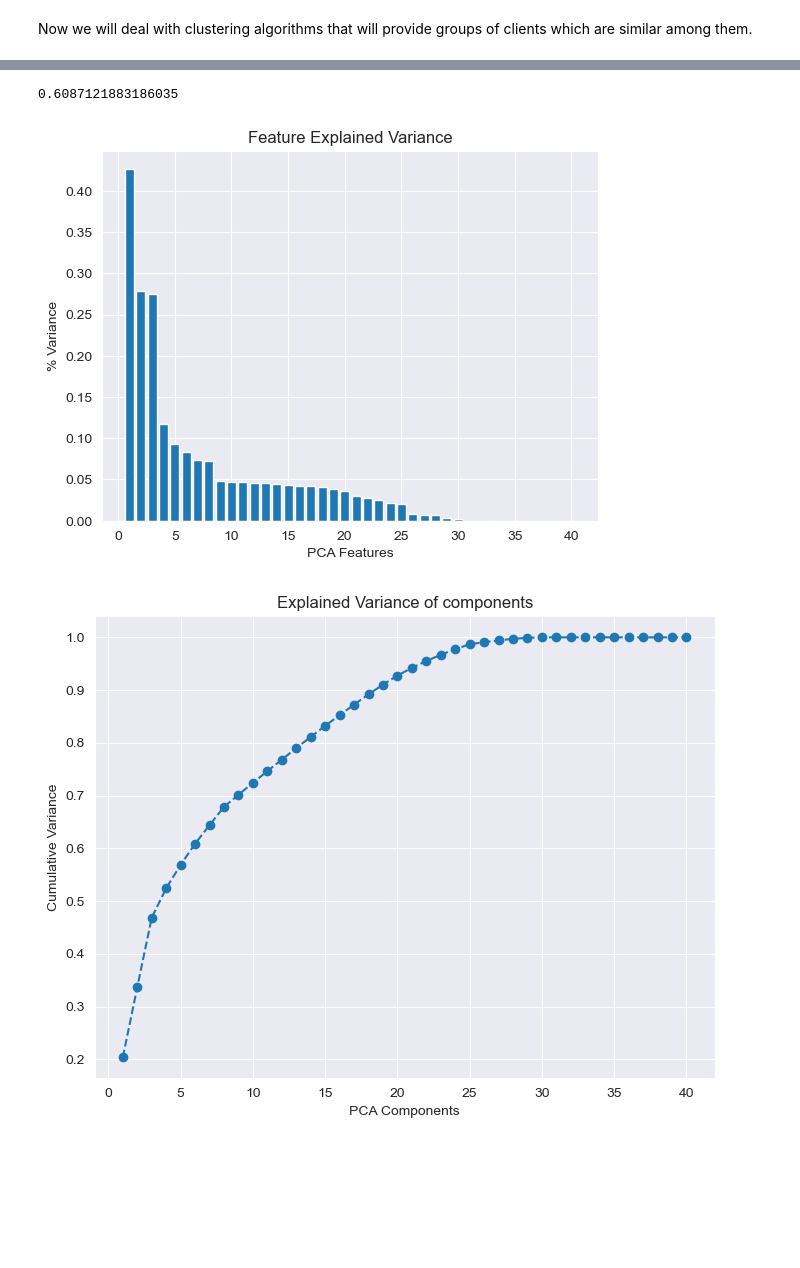
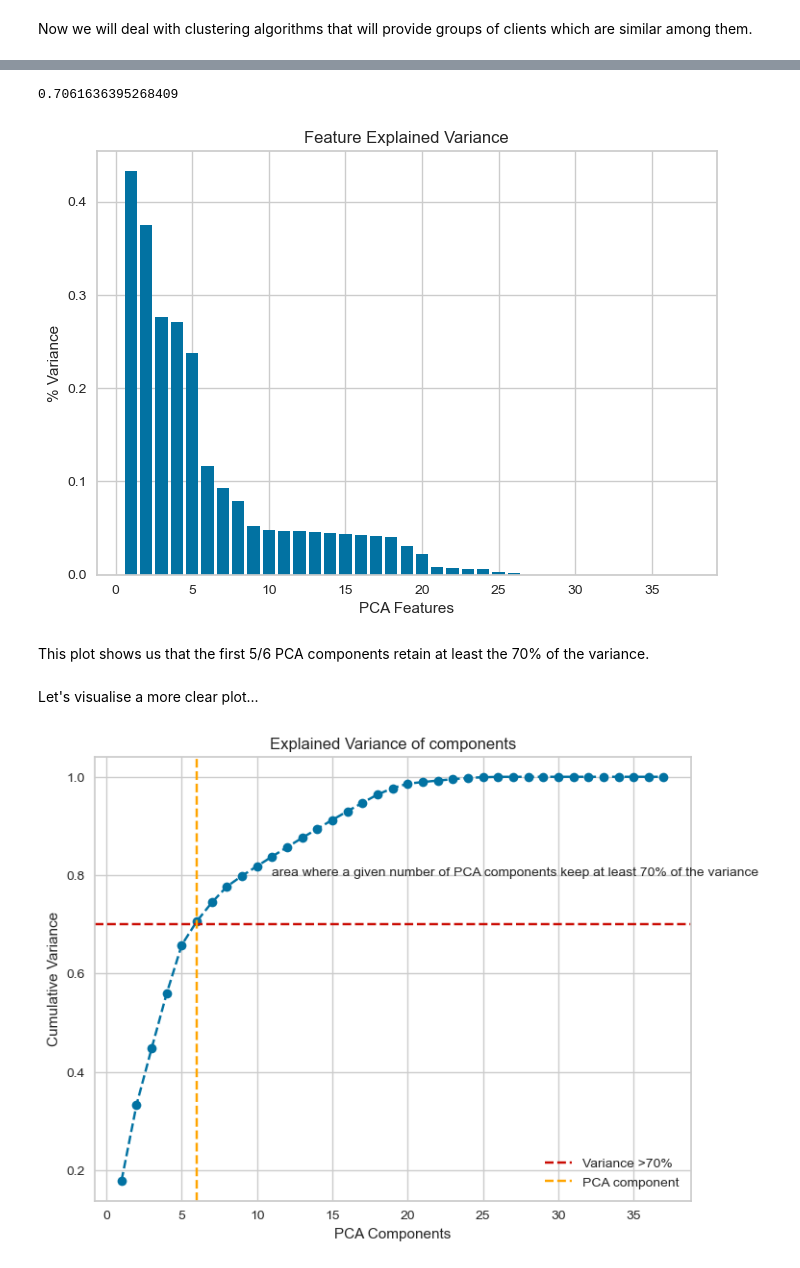
Before and after one commit to MattiaCastaldo/ADM-Homework-4, a Jupyter notebook: Mattia.ipynb, the cells around one changed output, grey strips where cells are left out. Saved outputs shown, nothing was run; the diff lists cells and outputs as text; code cells hidden in the pictures; blank space fills up the shorter version.

```diff
--- a/Mattia.ipynb
+++ b/Mattia.ipynb
@@ -315,2 +386,3 @@ from sklearn.cluster import KMeans
 # %%
-d=pd.read_csv('dataset.csv',sep='\t',index_col='CustomerID')
+df=pd.read_csv('dataset_encoded.csv',sep='\t',index_col='CustomerID')
+df
@@ -360,0 +425,6 @@ d_norm
+# %%
+std=preprocessing.MinMaxScaler()
+std.fit(df)
+b=std.transform(df)
+df_norm= pd.DataFrame(b,index=df.index,columns=std.get_feature_names_out())
+df_norm
@@ -361,4 +446,4 @@ d_norm
 # %%
-pca=PCA().fit(d_norm)
-pca_features=pca.transform(d_norm)
+pca=PCA().fit(df_norm)
+pca_features=pca.transform(df_norm)
 # %%
@@ -381,7 +451,7 @@ data
 # %%
 np.sum(pca.explained_variance_ratio_[0:6]) # the first three PCA features retain more than 70 % of total variance
 # %% [output]
-0.6087121883186035
+0.7061636395268409
 # %%
 import matplotlib.pyplot as plt
 plt.bar(
@@ -395,14 +465,21 @@ plt.ylabel('% Variance')
 plt.title('Feature Explained Variance')
 plt.show()
 # %% [output]
-[figure, old version]
+[figure, new version]
+# %% [markdown]
+This plot shows us that the first 5/6 PCA components retain at least the 70% of the variance.
+# %% [markdown]
+Let's visualise a more clear plot...
 # %%
 plt.figure(figsize=(8,6))
-plt.plot(range(1,41),pca.explained_variance_ratio_.cumsum(),marker='o',linestyle='--')
-
+plt.plot(range(1,38),pca.explained_variance_ratio_.cumsum(),marker='o',linestyle='--')
+plt.axhline(y = 0.7, color = 'r', linestyle = '--',label='Variance >70%')
+plt.axvline(x = 6, color = 'orange', linestyle = '--',label = 'PCA component')
 plt.title('Explained Variance of components')
 plt.xlabel('PCA Components')
 plt.ylabel('Cumulative Variance')
+plt.text(11,0.8,'area where a given number of PCA components keep at least 70% of the variance',fontsize=10)
+plt.legend()
 plt.show()
 # %% [output]
-[figure, old version]
+[figure, new version]
```
Also changed, not shown: parts of 110 cells of this notebook.
